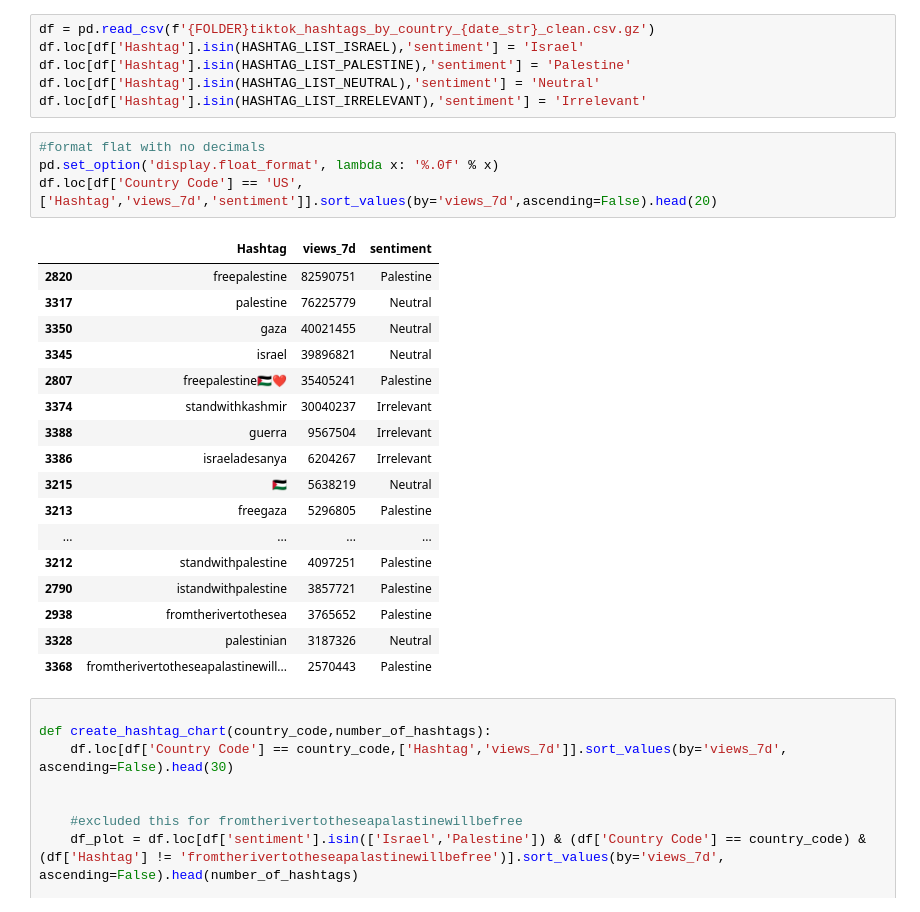
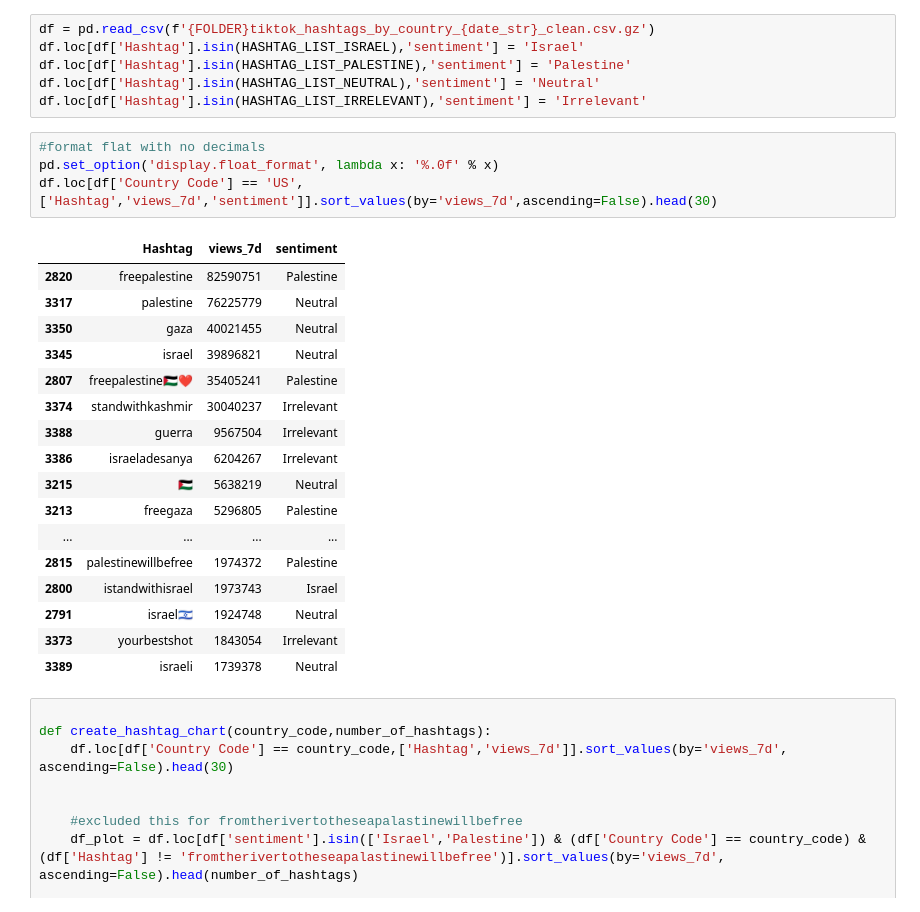
Before and after one commit to antgoldbloom/tiktok_israel_hamas, a Jupyter notebook: tiktok_hashtag_notebook.ipynb, the cells around one changed output. Drawn from its saved outputs; the diff is of its cells as text.

```diff
--- a/tiktok_hashtag_notebook.ipynb
+++ b/tiktok_hashtag_notebook.ipynb
@@ -37,25 +37,25 @@ df.loc[df['Hashtag'].isin(HASHTAG_LIST_IRRELEVANT),'sentiment'] = 'Irrelevant'
 # %%
 #format flat with no decimals
 pd.set_option('display.float_format', lambda x: '%.0f' % x)
-df.loc[df['Country Code'] == 'US',['Hashtag','views_7d','sentiment']].sort_values(by='views_7d',ascending=False).head(20)
+df.loc[df['Country Code'] == 'US',['Hashtag','views_7d','sentiment']].sort_values(by='views_7d',ascending=False).head(30)
 # %% [output]
 |  | Hashtag | views_7d | sentiment |
 | 2820 | freepalestine | 82590751 | Palestine |
 | 3317 | palestine | 76225779 | Neutral |
 | 3350 | gaza | 40021455 | Neutral |
 | 3345 | israel | 39896821 | Neutral |
 | 2807 | freepalestine🇵🇸❤️ | 35405241 | Palestine |
 | 3374 | standwithkashmir | 30040237 | Irrelevant |
 | 3388 | guerra | 9567504 | Irrelevant |
 | 3386 | israeladesanya | 6204267 | Irrelevant |
 | 3215 | 🇵🇸 | 5638219 | Neutral |
 | 3213 | freegaza | 5296805 | Palestine |
 | ... | ... | ... | ... |
-| 3212 | standwithpalestine | 4097251 | Palestine |
-| 2790 | istandwithpalestine | 3857721 | Palestine |
-| 2938 | fromtherivertothesea | 3765652 | Palestine |
-| 3328 | palestinian | 3187326 | Neutral |
-| 3368 | fromtherivertotheseapalastinewill... | 2570443 | Palestine |
+| 2815 | palestinewillbefree | 1974372 | Palestine |
+| 2800 | istandwithisrael | 1973743 | Israel |
+| 2791 | israel🇮🇱 | 1924748 | Neutral |
+| 3373 | yourbestshot | 1843054 | Irrelevant |
+| 3389 | israeli | 1739378 | Neutral |
 # %%
 
 def create_hashtag_chart(country_code,number_of_hashtags):
```
Also changed, not shown: parts of 1 cell of this notebook, 4 other files.
